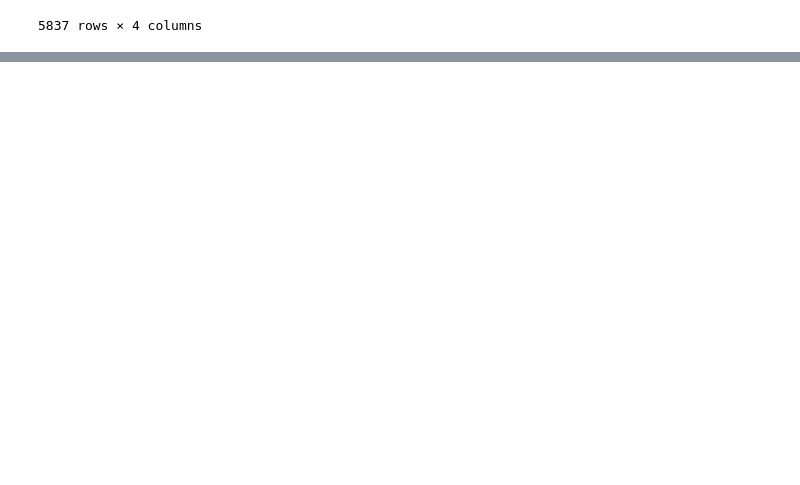
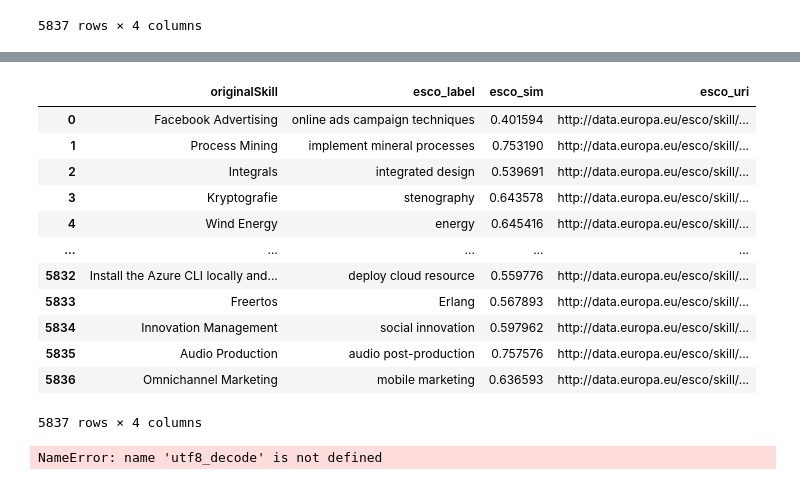
Before and after one commit to mnavasloro/AI4LABOUR_course-ESCO, a Jupyter notebook: similarity.ipynb, the cells around one changed output, grey strips where cells are left out. Drawn from its saved outputs; the diff is of its cells as text; code cells hidden in the pictures; blank space fills up the shorter version.

```diff
--- a/similarity.ipynb
+++ b/similarity.ipynb
@@ -1,7 +3,7 @@
 # %%
 import pandas as pd
 
-df_courses = pd.read_csv('data/courses.csv')#, sep=";")#, on_bad_lines='skip', engine='python')
+df_courses = pd.read_csv('data/courses.csv', encoding='utf-8')#, sep=";")#, on_bad_lines='skip', engine='python')
 df_courses
 # %% [output]
 |  | url | name | topics | skills | type | description |
@@ -245,0 +250,4 @@ df_skills_full.to_csv("app3.csv")
+# %%
+df_esco["all"] = df_esco["preferredLabel"].astype(str) + " " + df_esco["altLabels"].astype(str).str.replace("\\n", " ")# + " "  + df_esco["description"].astype(str)
+escoText = df_esco["all"].to_list()
+escoText
@@ -245,0 +272,46 @@ df_skills_full.to_csv("app3.csv")
+# %%
+from sentence_transformers import SentenceTransformer, util
+import torch
+import pandas as pd
+from sentence_transformers import SentenceTransformer
+
+# We load the model and encode the esco labels (~7 min)
+model = SentenceTransformer('sentence-transformers/distiluse-base-multilingual-cased-v2')
+embeddingsText = model.encode(escoText)
+
+# We define the function that gets the list of skills and
+# returns the most probable correspondance to ESCO (label, probability and URI)
+def mapESCOmulti(skills):
+    model = SentenceTransformer('sentence-transformers/distiluse-base-multilingual-cased-v2')
+    listLabel = []
+    listSim = []
+    listUri = []
+    df_skills = pd.DataFrame(skills, columns=["originalSkill"])
+    for skill in skills:
+        #Compute embedding for the skill
+        embedding_1= model.encode(skill, convert_to_tensor=True)    # we encode the skill
+        sim = util.pytorch_cos_sim(embedding_1, embeddingsText)     # get the cosine similarity
+        listSim.append(torch.max(sim).item())                      # get the maximum (the closest one)
+        listLabel.append(escoLabels[torch.argmax(sim).item()])      # get the label of the maxiumum
+        listUri.append(df_esco["conceptUri"][torch.argmax(sim).item()])
+    df_skills["esco_label"] = listLabel
+    df_skills["esco_sim"] = listSim
+    df_skills["esco_uri"] = listUri
+    return df_skills
+# %%
+df_skills_multi = mapESCOmulti(skills)
+df_skills_multi
+# %% [output]
+|  | originalSkill | esco_label | esco_sim | esco_uri |
+| 0 | Facebook Advertising | online ads campaign techniques | 0.401594 | http://data.europa.eu/esco/skill/... |
+| 1 | Process Mining | implement mineral processes | 0.753190 | http://data.europa.eu/esco/skill/... |
+| 2 | Integrals | integrated design | 0.539691 | http://data.europa.eu/esco/skill/... |
+| 3 | Kryptografie | stenography | 0.643578 | http://data.europa.eu/esco/skill/... |
+| 4 | Wind Energy | energy | 0.645416 | http://data.europa.eu/esco/skill/... |
+| ... | ... | ... | ... | ... |
+| 5832 | Install the Azure CLI locally and... | deploy cloud resource | 0.559776 | http://data.europa.eu/esco/skill/... |
+| 5833 | Freertos | Erlang | 0.567893 | http://data.europa.eu/esco/skill/... |
+| 5834 | Innovation Management | social innovation | 0.597962 | http://data.europa.eu/esco/skill/... |
+| 5835 | Audio Production | audio post-production | 0.757576 | http://data.europa.eu/esco/skill/... |
+| 5836 | Omnichannel Marketing | mobile marketing | 0.636593 | http://data.europa.eu/esco/skill/... |
+5837 rows × 4 columns
@@ -245,0 +320,4 @@ df_skills_full.to_csv("app3.csv")
+# %%
+utf8_decode("Ã¨Â¾\x8f")
+# %% [output]
+NameError: name 'utf8_decode' is not defined
```
Also changed, not shown: parts of 5 cells of this notebook, 1 other file.
